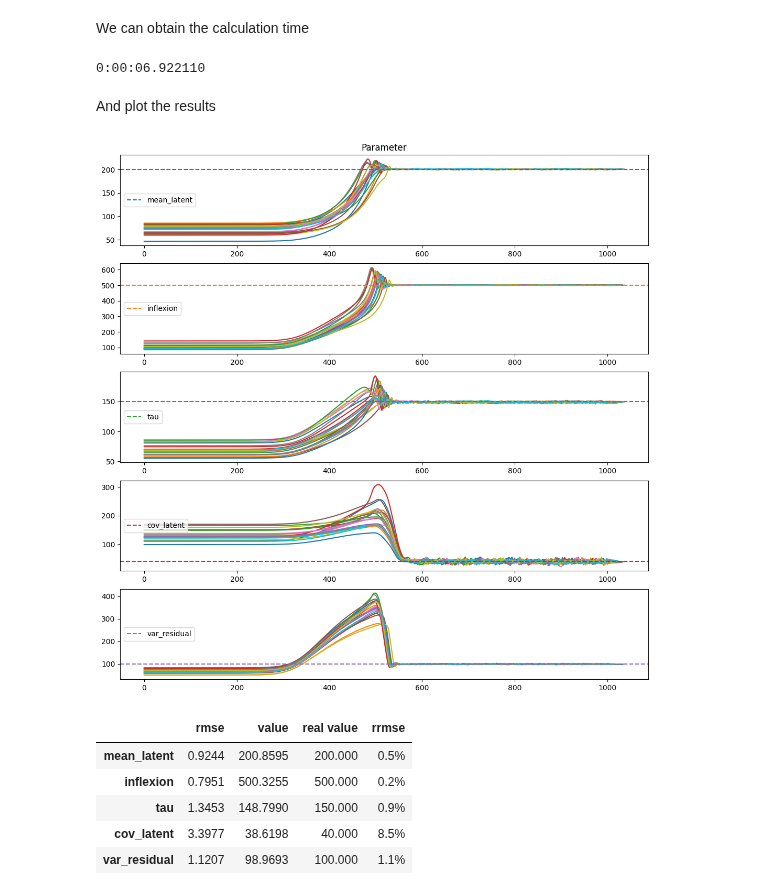
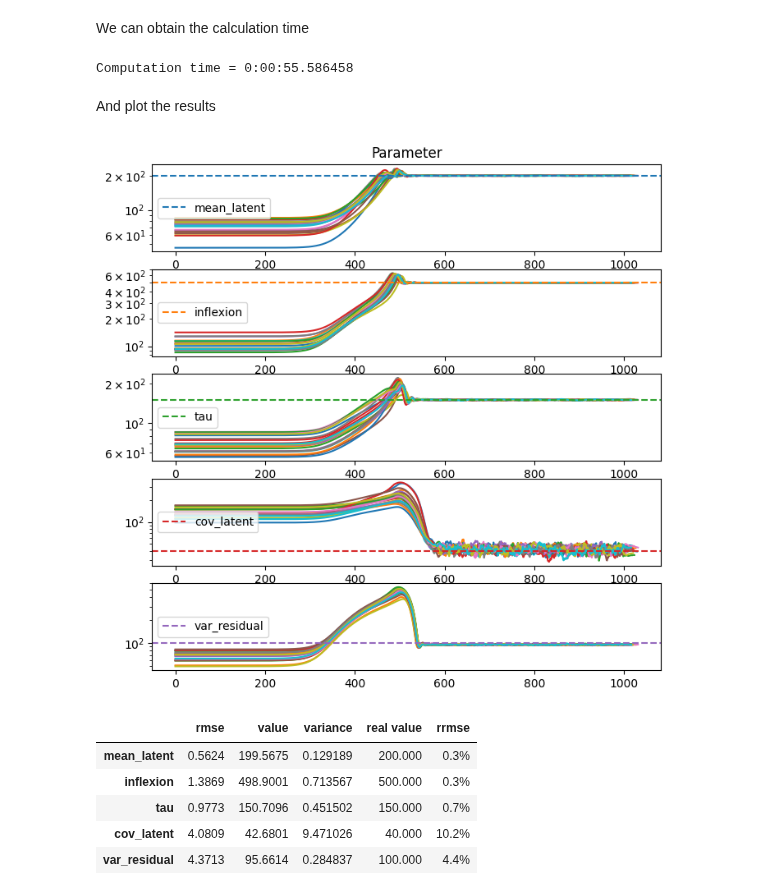
Before and after one commit to caillebotteAntoine/sdg4varselect, a Jupyter notebook: examples/calimero.ipynb, the cells around one changed output. Cells and saved outputs as stored; diff of their text form; code cells hidden in the pictures.

```diff
--- a/examples/calimero.ipynb
+++ b/examples/calimero.ipynb
@@ -98,7 +98,7 @@ class LogisticMixedEffectsModel(AMEM):
 ### Data Generation
 Then we can generate a data set with $N=1000$ individuals and $J=20$ observation time per individuals
 # %%
-myModel = LogisticMixedEffectsModel(N=100, J=15)
+myModel = LogisticMixedEffectsModel(N=200, J=10)
 
 p_star = myModel.new_params(
     mean_latent={"asymptotic": 200},  # , "inflexion": 500},
@@ -110,7 +110,7 @@ p_star = myModel.new_params(
 
 myobs, mysim = myModel.sample(p_star, jrd.PRNGKey(0))
 
-fig = sdgplt.figure()
+fig = sdgplt.figure(4, 6)
 ax = fig.add_subplot(1, 1, 1)
 _ = ax.plot(myobs["mem_obs_time"].T, myobs["Y"].T, "o-")
 # %% [output]
@@ -164,42 +164,26 @@ multi_estim = MultiRunRes(
 # %% [markdown]
 We can obtain the calculation time
 # %%
-print(multi_estim.chrono)
+print(f"\nComputation time = {multi_estim.chrono}")
 # %% [output]
-0:00:06.922110
+Computation time = 0:00:55.586458
 # %% [markdown]
 And plot the results
 # %%
 # === PLOT === #
-sdgplt.FIGSIZE = 13
-
-fig, axs = sdgplt.plot(
+_ = sdgplt.plot_theta(
     multi_estim,
     params_star=myModel.hstack_params(p_star),
     params_names=myModel.params_names,
+    log_scale=True,
+    fig=sdgplt.figure(8, 8),
 )
 # multi_estim.make_it_lighter()
 # %% [output]
-[figure, old version]
+[figure, new version]
 # %%
-import pandas as pd
-
-rmse = jnp.sqrt(
-    ((jnp.array(multi_estim.last_theta) - myModel.hstack_params(p_star)) ** 2).mean(
-        axis=0
-    )
-)
-pd.DataFrame(
-    jnp.array(
-        [
-            rmse,
-            jnp.array(multi_estim.last_theta).mean(axis=0),
-            myModel.hstack_params(p_star),
-            rmse / jnp.abs(myModel.hstack_params(p_star)),
-        ]
-    ).T,
-    columns=["rmse", "value", "real value", "rrmse"],
-    index=myModel.params_names,
+sdgplt.get_dataframe_results(
+    multi_estim.last_theta, myModel.hstack_params(p_star), myModel.params_names
 ).style.format(
     {
         "rmse": "{:.4f}".format,
@@ -209,9 +193,9 @@ pd.DataFrame(
     }
 )
 # %% [output]
-|  | rmse | value | real value | rrmse |
-| mean_latent | 0.9244 | 200.8595 | 200.000 | 0.5% |
-| inflexion | 0.7951 | 500.3255 | 500.000 | 0.2% |
-| tau | 1.3453 | 148.7990 | 150.000 | 0.9% |
-| cov_latent | 3.3977 | 38.6198 | 40.000 | 8.5% |
-| var_residual | 1.1207 | 98.9693 | 100.000 | 1.1% |
+|  | rmse | value | variance | real value | rrmse |
+| mean_latent | 0.5624 | 199.5675 | 0.129189 | 200.000 | 0.3% |
+| inflexion | 1.3869 | 498.9001 | 0.713567 | 500.000 | 0.3% |
+| tau | 0.9773 | 150.7096 | 0.451502 | 150.000 | 0.7% |
+| cov_latent | 4.0809 | 42.6801 | 9.471026 | 40.000 | 10.2% |
+| var_residual | 4.3713 | 95.6614 | 0.284837 | 100.000 | 4.4% |
```
Also changed, not shown: parts of 5 cells of this notebook, 12 other files.
